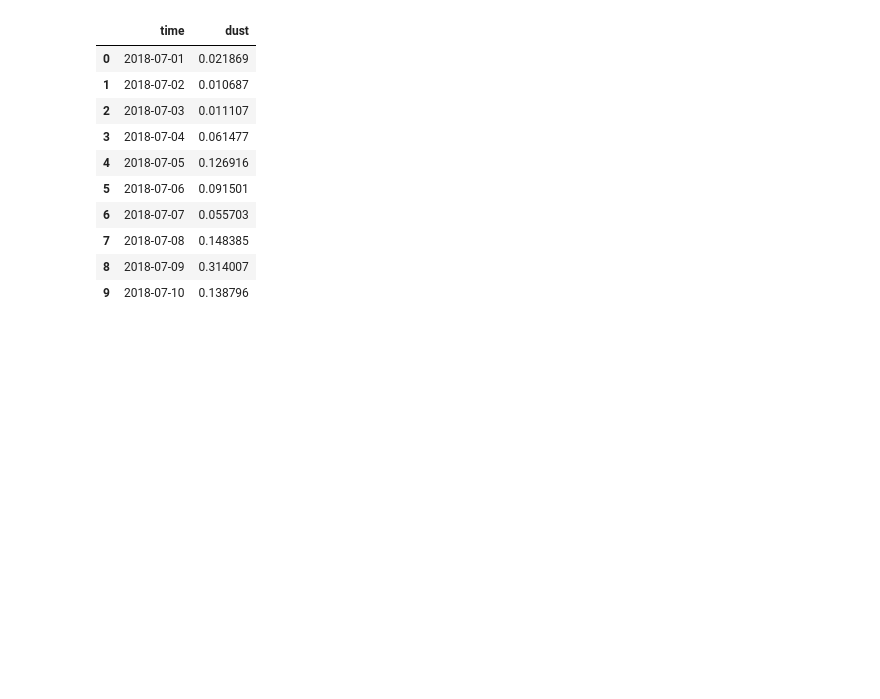
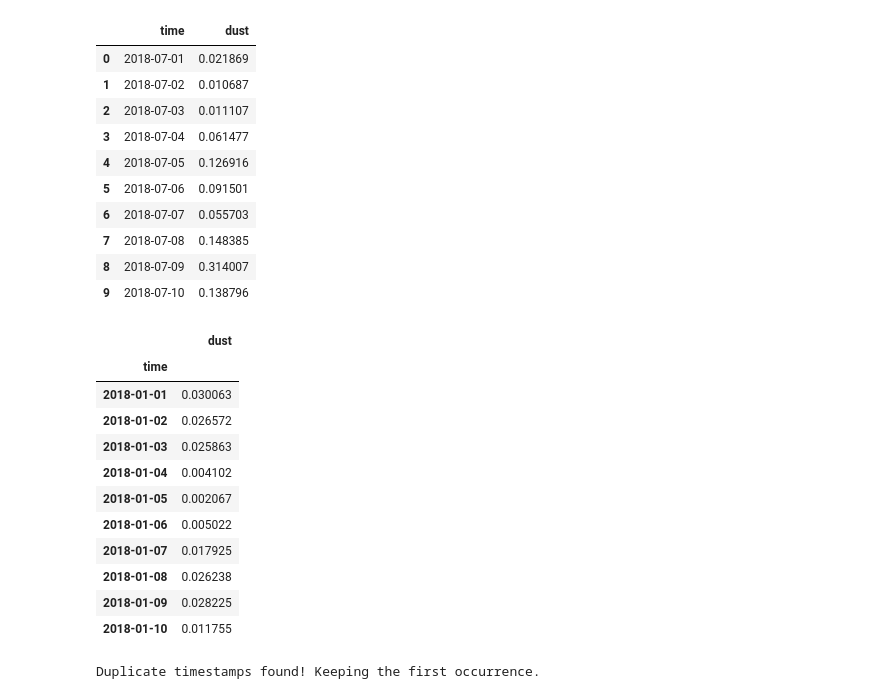
Before and after one commit to rugcer04/Duomenu_mokslo_projektas, a Jupyter notebook: code/python/datasets_prep/CAMS_toolbox.ipynb, the cells around one changed output. Saved outputs shown, nothing was run; the diff lists cells and outputs as text; code cells hidden in the pictures; blank space fills up the shorter version.

Commit message:
Add CAMS_data.csv

```diff
--- a/code/python/datasets_prep/CAMS_toolbox.ipynb
+++ b/code/python/datasets_prep/CAMS_toolbox.ipynb
@@ -173,3 +174,56 @@ df.head(10)
 | 7 | 2018-07-08 | 0.148385 |
 | 8 | 2018-07-09 | 0.314007 |
 | 9 | 2018-07-10 | 0.138796 |
+# %%
+with open(os.path.join(repo_root, "cams_data", "lithuania_dust_vilnius.csv"), 'r') as f:
+    df_dust = pd.read_csv(f)
+with open(os.path.join(repo_root, "cams_data", "lithuania_secondary_inorganic_aerosol_vilnius.csv"), 'r') as f:
+    df_secondary_inorganic_aerosol = pd.read_csv(f)
+with open(os.path.join(repo_root, "cams_data", "lithuania_particulate_matter_25um_vilnius.csv"), 'r') as f:
+    df_particulate_matter_25um = pd.read_csv(f)
+with open(os.path.join(repo_root, "cams_data", "lithuania_peroxyacyl_nitrates_vilnius.csv"), 'r') as f:
+    df_peroxyacyl_nitrates = pd.read_csv(f)
+with open(os.path.join(repo_root, "cams_data", "lithuania_non_methane_vocs_vilnius.csv"), 'r') as f:
+    df_non_methane_vocs = pd.read_csv(f)
+with open(os.path.join(repo_root, "cams_data", "lithuania_ammonia_vilnius.csv"), 'r') as f:
+    df_ammonia = pd.read_csv(f)
+with open(os.path.join(repo_root, "cams_data", "lithuania_particulate_matter_10um_vilnius.csv"), 'r') as f:
+    df_particulate_matter_10um = pd.read_csv(f)
+# %%
+df_dust.head(10)
+# %% [output]
+|  | dust |
+| time |  |
+| 2018-01-01 | 0.030063 |
+| 2018-01-02 | 0.026572 |
+| 2018-01-03 | 0.025863 |
+| 2018-01-04 | 0.004102 |
+| 2018-01-05 | 0.002067 |
+| 2018-01-06 | 0.005022 |
+| 2018-01-07 | 0.017925 |
+| 2018-01-08 | 0.026238 |
+| 2018-01-09 | 0.028225 |
+| 2018-01-10 | 0.011755 |
+# %%
+dfs = [
+    df_dust, df_secondary_inorganic_aerosol, df_particulate_matter_25um,
+    df_peroxyacyl_nitrates, df_non_methane_vocs, df_ammonia, df_particulate_matter_10um
+]
+
+cleaned_dfs = []
+
+for df in dfs:
+    df['time'] = pd.to_datetime(df['time'])
+
+    if df['time'].duplicated().any():
+        print(f"Duplicate timestamps found! Keeping the first occurrence.")
+        df = df.drop_duplicates(subset='time')
+
+    df = df.set_index('time')
+    cleaned_dfs.append(df)
+
+# 2. Combine them
+df_combined = pd.concat(cleaned_dfs, axis=1)
+df_combined = df_combined.reset_index()
+# %% [output]
+Duplicate timestamps found! Keeping the first occurrence.
```
Also changed, not shown: parts of 3 cells of this notebook, 1 other file.
